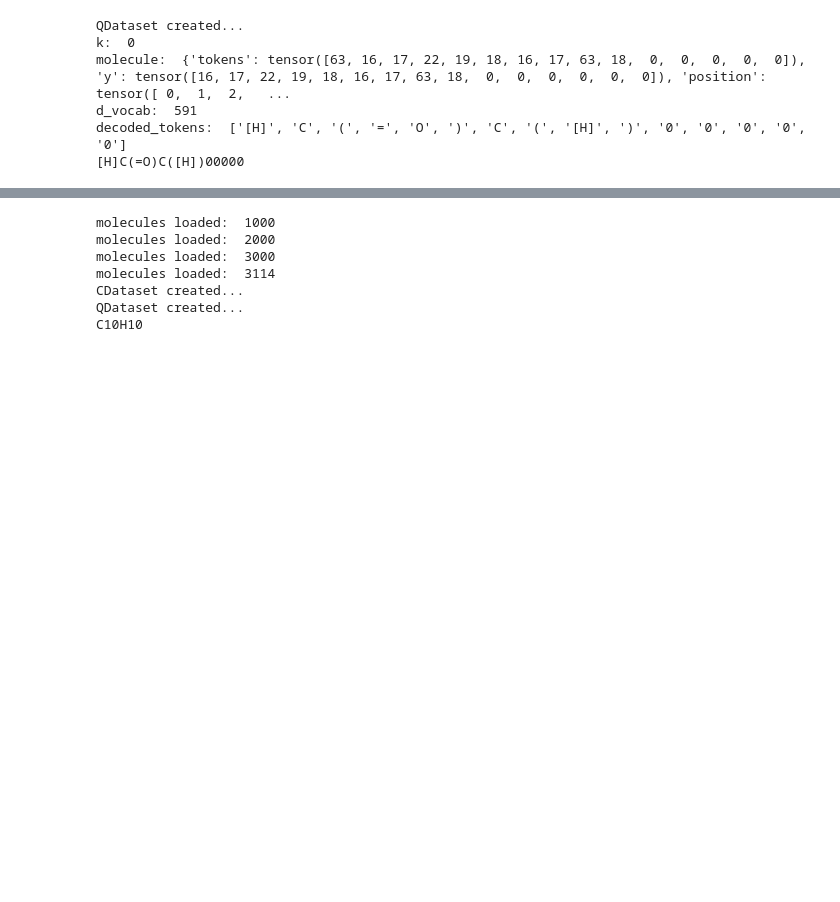
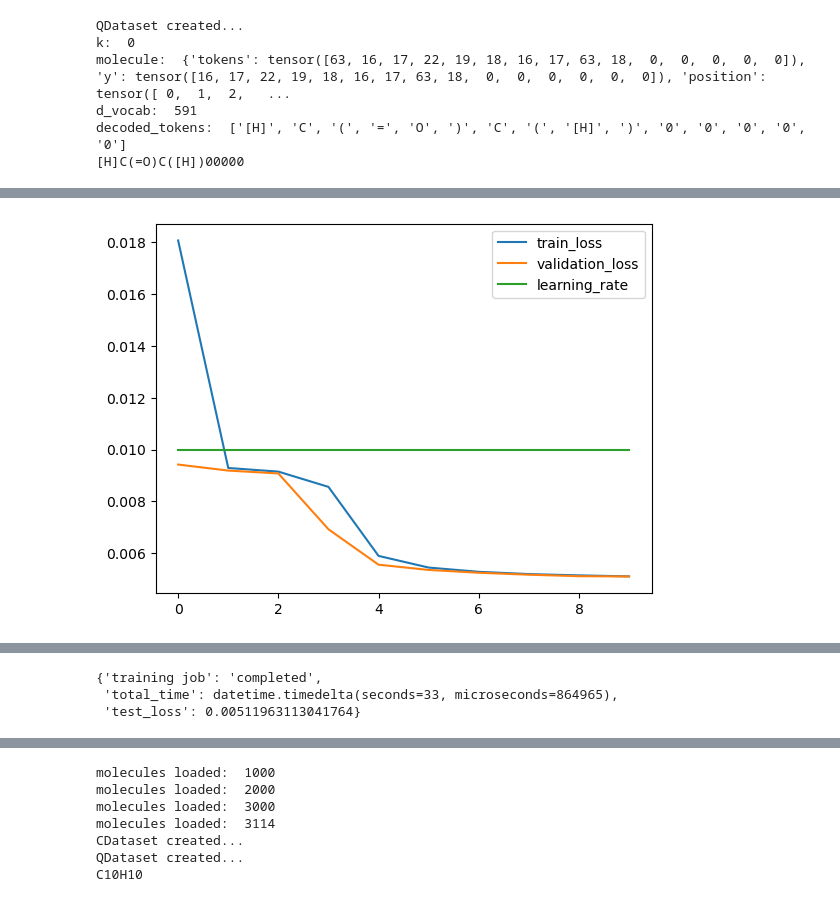
Before and after one commit to icanswim/qchem, a Jupyter notebook: experiment.ipynb, the cells around one changed output, grey strips where cells are left out. Drawn from its saved outputs; the diff is of its cells as text; code cells hidden in the pictures; blank space fills up the shorter version.

```diff
--- a/experiment.ipynb
+++ b/experiment.ipynb
@@ -553,7 +572,7 @@ ds_param = {'train_param': {'input_dict': {'tokens': ['tokens']},
                                                       AsTensor()]},
                             #'filter_on': ('n_atoms','>','8'),
                             'n': 10000, # non-random subset for testing,
-                            #'use_pickle': 'qm9_seq.pkl', # use pickle if exists otherwise create
+                            #'use_pickle': 'qm9_seq', # use pickle if exists otherwise create
                             'vocab': srt_vocab,
                             'tokenizer': SmileReTokenizer,
                             'prompt': None}}
@@ -596,7 +615,7 @@ learn = Learn([QM9_seq],
               model_param=model_param, ds_param=ds_param, sample_param=sample_param,
               opt_param=opt_param, sched_param=sched_param, crit_param=crit_param,
               metric_param=metric_param,
-              batch_size=64, epoch=10, target='y', num_workers=4)
+              batch_size=64, epoch=10, target='y', num_workers=4, gpu=True)
 
 learn.run_experiment()
 # %% [output]
@@ -610,0 +641 @@ QDataset created...
+[figure, added]
@@ -612,3 +645,6 @@ OSError: Cannot save file into a non-existent directory: 'log'
+{'training job': 'completed',
+ 'total_time': datetime.timedelta(seconds=33, microseconds=864965),
+ 'test_loss': 0.00511963113041764}
 # %%
 # PGDS dataset (pyg wrapper) with pyg Data output
 
```
Also changed, not shown: parts of 46 cells of this notebook, 3 other files.
